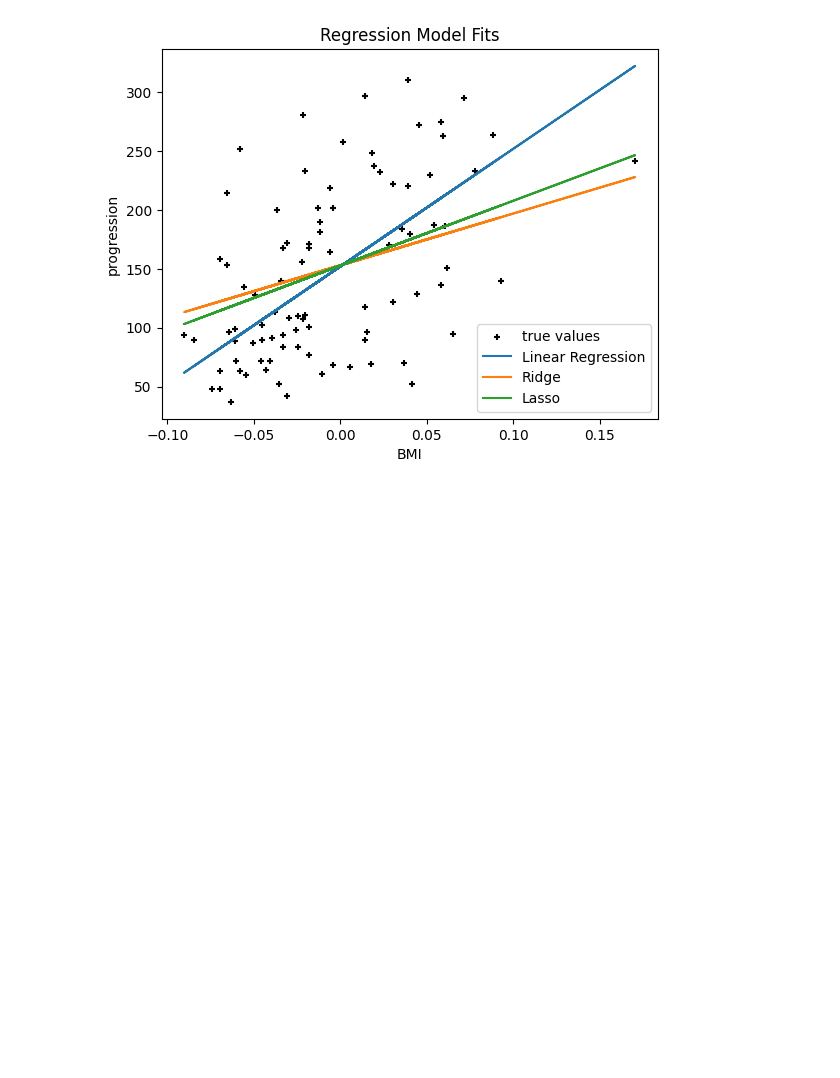
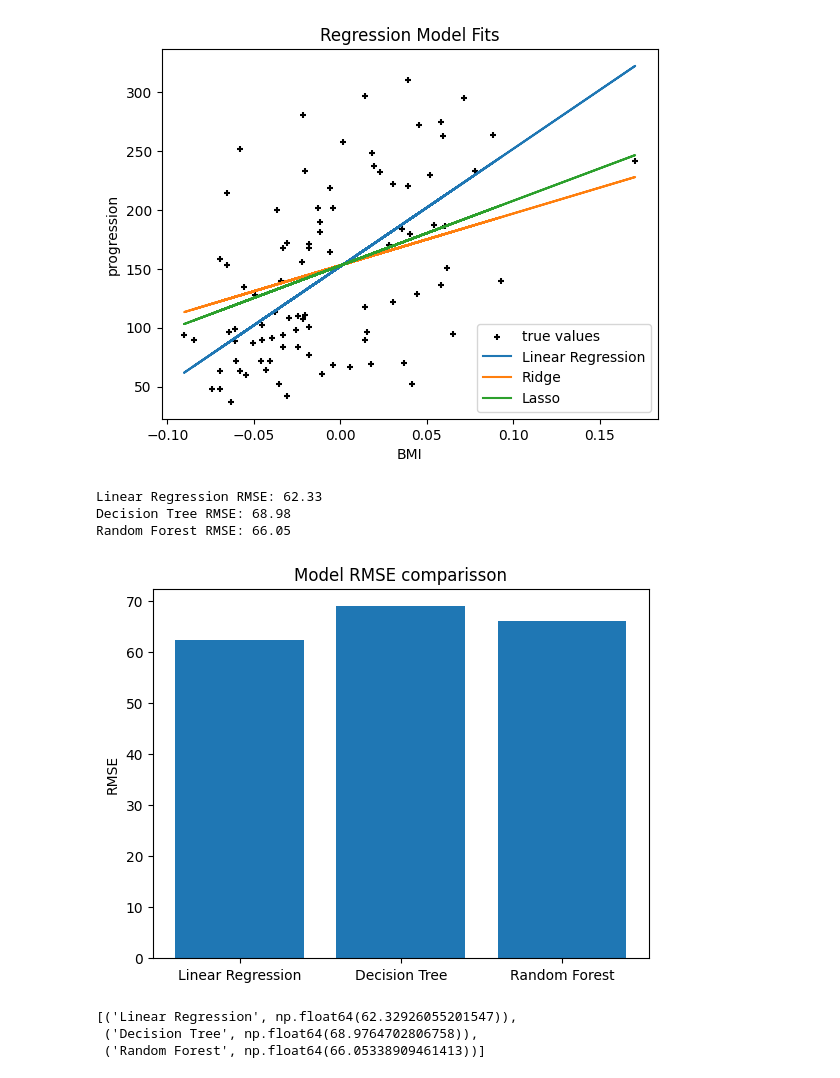
Before and after one commit to GuilleAMP/Notebooks-en-clase, a Jupyter notebook: Apuntes_4.ipynb, the cells around one changed output. Drawn from its saved outputs; the diff is of its cells as text; code cells hidden in the pictures; blank space fills up the shorter version.

```diff
--- a/Apuntes_4.ipynb
+++ b/Apuntes_4.ipynb
@@ -64,3 +64,44 @@ Linear Regression: MAE = 52.26
 Ridge: MAE = 55.96
 Lasso: MAE = 54.28
 [figure]
+# %%
+from sklearn.metrics import mean_squared_error
+from sklearn.datasets import load_diabetes
+from sklearn.model_selection import train_test_split
+from sklearn.linear_model import LinearRegression,Ridge, Lasso
+from sklearn.ensemble import RandomForestRegressor
+from sklearn.tree import DecisionTreeRegressor
+import numpy as np
+import pandas as pd
+
+x_train, x_test, y_train, y_test = train_test_split(x, y, test_size=0.3, random_state=42)
+
+models = [
+    ('Linear Regression', LinearRegression()),
+    ('Decision Tree', DecisionTreeRegressor(random_state=42)),
+    ('Random Forest', RandomForestRegressor(random_state=42)),
+]
+
+rmse_scores = []
+
+for name, model in models:
+    model.fit(x_train, y_train)
+    predictions = model.predict(x_test)
+    rmse = np.sqrt(mean_squared_error(y_test, predictions))
+    rmse_scores.append((name, rmse))
+    print(f'{name} RMSE: {rmse:.2f}')
+
+names, scores = zip(*rmse_scores)
+plt.bar(names, scores)
+plt.ylabel('RMSE')
+plt.title('Model RMSE comparisson')
+plt.show()
+rmse_scores
+# %% [output]
+Linear Regression RMSE: 62.33
+Decision Tree RMSE: 68.98
+Random Forest RMSE: 66.05
+[figure, added]
+[('Linear Regression', np.float64(62.32926055201547)),
+ ('Decision Tree', np.float64(68.9764702806758)),
+ ('Random Forest', np.float64(66.05338909461413))]
```
Also changed, not shown: parts of 4 cells of this notebook.
